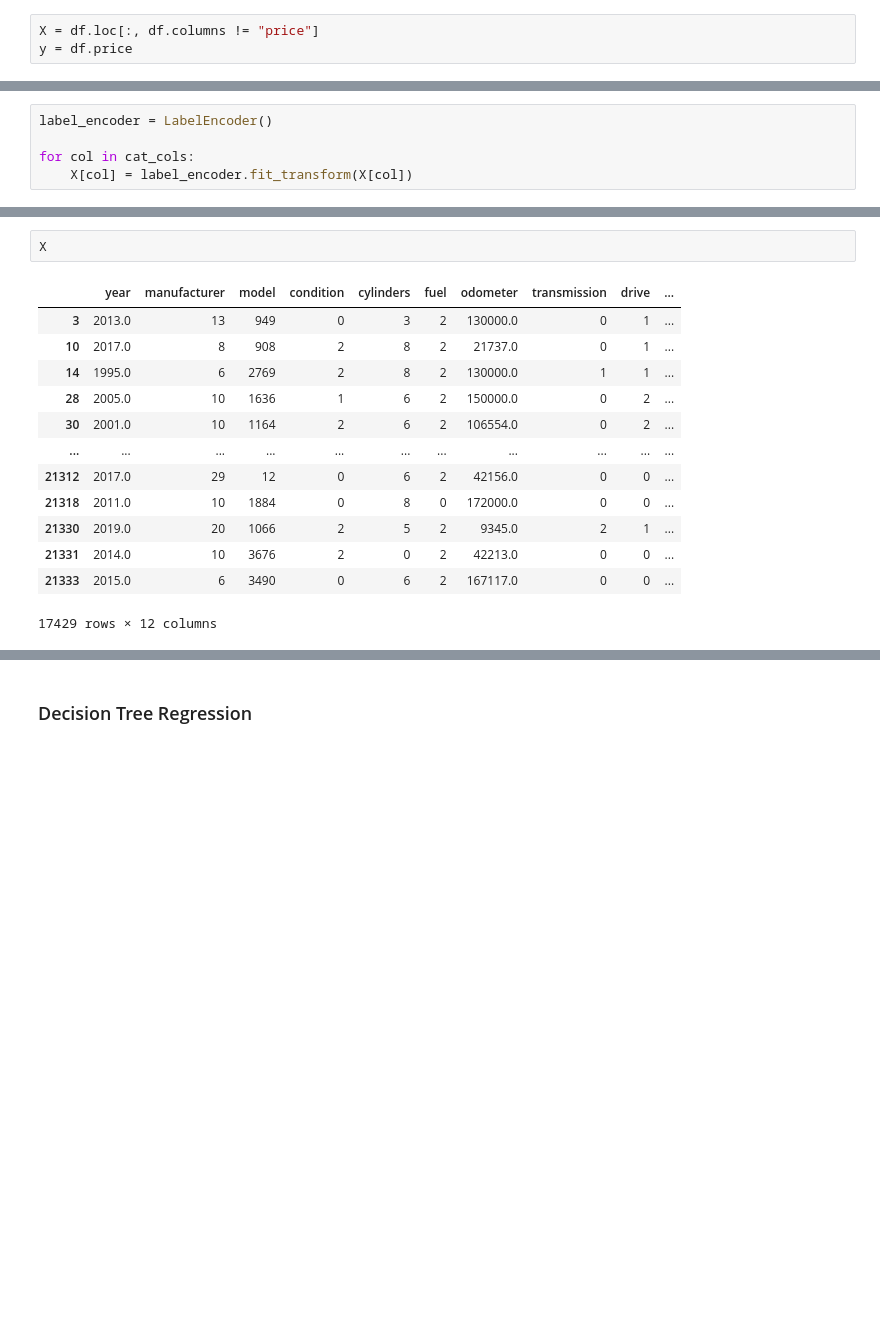
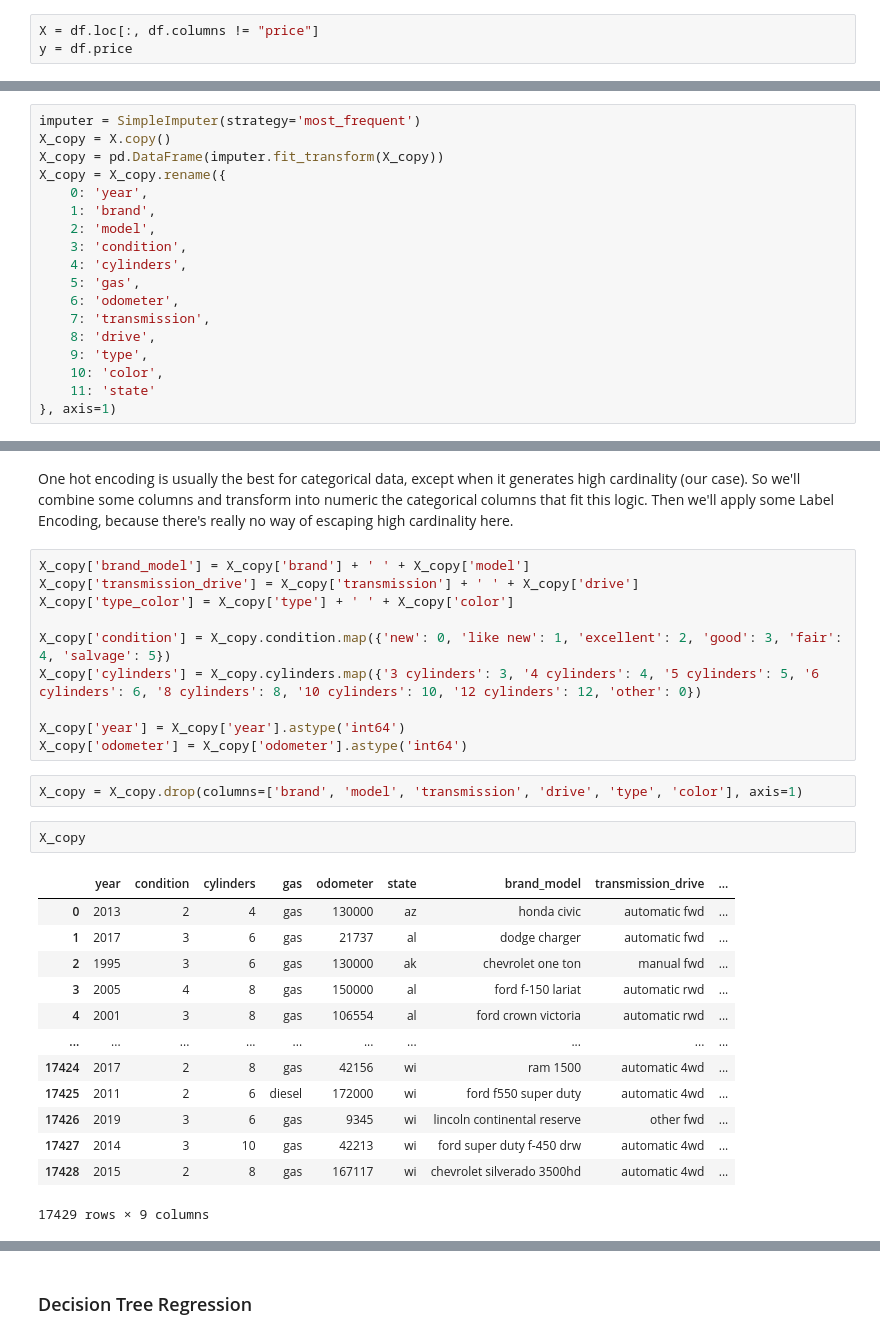
Before and after one commit to guicttram/used-cars-price-prediction, a Jupyter notebook: Price Prediction.ipynb, the cells around one changed output, grey strips where cells are left out. Drawn from its saved outputs; the diff is of its cells as text; blank space fills up the shorter version.

Commit message:
Data preprocessing improved

```diff
--- a/Price Prediction.ipynb
+++ b/Price Prediction.ipynb
@@ -327,5 +324,0 @@ imputer = SimpleImputer(strategy='most_frequent')
-# %%
-label_encoder = LabelEncoder()
-
-for col in cat_cols:
-    X[col] = label_encoder.fit_transform(X[col])
@@ -331,0 +327,18 @@ for col in cat_cols:
+# %%
+imputer = SimpleImputer(strategy='most_frequent')
+X_copy = X.copy()
+X_copy = pd.DataFrame(imputer.fit_transform(X_copy))
+X_copy = X_copy.rename({
+    0: 'year',
+    1: 'brand',
+    2: 'model',
+    3: 'condition',
+    4: 'cylinders',
+    5: 'gas',
+    6: 'odometer',
+    7: 'transmission',
+    8: 'drive',
+    9: 'type',
+    10: 'color',
+    11: 'state'
+}, axis=1)
@@ -332,16 +361,30 @@ for col in cat_cols:
+# %% [markdown]
+One hot encoding is usually the best for categorical data, except when it generates high cardinality (our case). So we'll combine some columns and transform into numeric the categorical columns that fit this logic. Then we'll apply some Label Encoding, because there's really no way of escaping high cardinality here.
+# %%
+X_copy['brand_model'] = X_copy['brand'] + ' ' + X_copy['model']
+X_copy['transmission_drive'] = X_copy['transmission'] + ' ' + X_copy['drive']
+X_copy['type_color'] = X_copy['type'] + ' ' + X_copy['color']
+
+X_copy['condition'] = X_copy.condition.map({'new': 0, 'like new': 1, 'excellent': 2, 'good': 3, 'fair': 4, 'salvage': 5})
+X_copy['cylinders'] = X_copy.cylinders.map({'3 cylinders': 3, '4 cylinders': 4, '5 cylinders': 5, '6 cylinders': 6, '8 cylinders': 8, '10 cylinders': 10, '12 cylinders': 12, 'other': 0})
+
+X_copy['year'] = X_copy['year'].astype('int64')
+X_copy['odometer'] = X_copy['odometer'].astype('int64')
+# %%
+X_copy = X_copy.drop(columns=['brand', 'model', 'transmission', 'drive', 'type', 'color'], axis=1)
 # %%
-X
+X_copy
 # %% [output]
-|  | year | manufacturer | model | condition | cylinders | fuel | odometer | transmission | drive | ... |
-| 3 | 2013.0 | 13 | 949 | 0 | 3 | 2 | 130000.0 | 0 | 1 | ... |
-| 10 | 2017.0 | 8 | 908 | 2 | 8 | 2 | 21737.0 | 0 | 1 | ... |
-| 14 | 1995.0 | 6 | 2769 | 2 | 8 | 2 | 130000.0 | 1 | 1 | ... |
-| 28 | 2005.0 | 10 | 1636 | 1 | 6 | 2 | 150000.0 | 0 | 2 | ... |
-| 30 | 2001.0 | 10 | 1164 | 2 | 6 | 2 | 106554.0 | 0 | 2 | ... |
-| ... | ... | ... | ... | ... | ... | ... | ... | ... | ... | ... |
-| 21312 | 2017.0 | 29 | 12 | 0 | 6 | 2 | 42156.0 | 0 | 0 | ... |
-| 21318 | 2011.0 | 10 | 1884 | 0 | 8 | 0 | 172000.0 | 0 | 0 | ... |
-| 21330 | 2019.0 | 20 | 1066 | 2 | 5 | 2 | 9345.0 | 2 | 1 | ... |
-| 21331 | 2014.0 | 10 | 3676 | 2 | 0 | 2 | 42213.0 | 0 | 0 | ... |
-| 21333 | 2015.0 | 6 | 3490 | 0 | 6 | 2 | 167117.0 | 0 | 0 | ... |
+|  | year | condition | cylinders | gas | odometer | state | brand_model | transmission_drive | ... |
+| 0 | 2013 | 2 | 4 | gas | 130000 | az | honda civic | automatic fwd | ... |
+| 1 | 2017 | 3 | 6 | gas | 21737 | al | dodge charger | automatic fwd | ... |
+| 2 | 1995 | 3 | 6 | gas | 130000 | ak | chevrolet one ton | manual fwd | ... |
+| 3 | 2005 | 4 | 8 | gas | 150000 | al | ford f-150 lariat | automatic rwd | ... |
+| 4 | 2001 | 3 | 8 | gas | 106554 | al | ford crown victoria | automatic rwd | ... |
+| ... | ... | ... | ... | ... | ... | ... | ... | ... | ... |
+| 17424 | 2017 | 2 | 8 | gas | 42156 | wi | ram 1500 | automatic 4wd | ... |
+| 17425 | 2011 | 2 | 6 | diesel | 172000 | wi | ford f550 super duty | automatic 4wd | ... |
+| 17426 | 2019 | 3 | 6 | gas | 9345 | wi | lincoln continental reserve | other fwd | ... |
+| 17427 | 2014 | 3 | 10 | gas | 42213 | wi | ford super duty f-450 drw | automatic 4wd | ... |
+| 17428 | 2015 | 2 | 8 | gas | 167117 | wi | chevrolet silverado 3500hd | automatic 4wd | ... |
-17429 rows × 12 columns
+17429 rows × 9 columns
```
Also changed, not shown: parts of 21 cells of this notebook.
